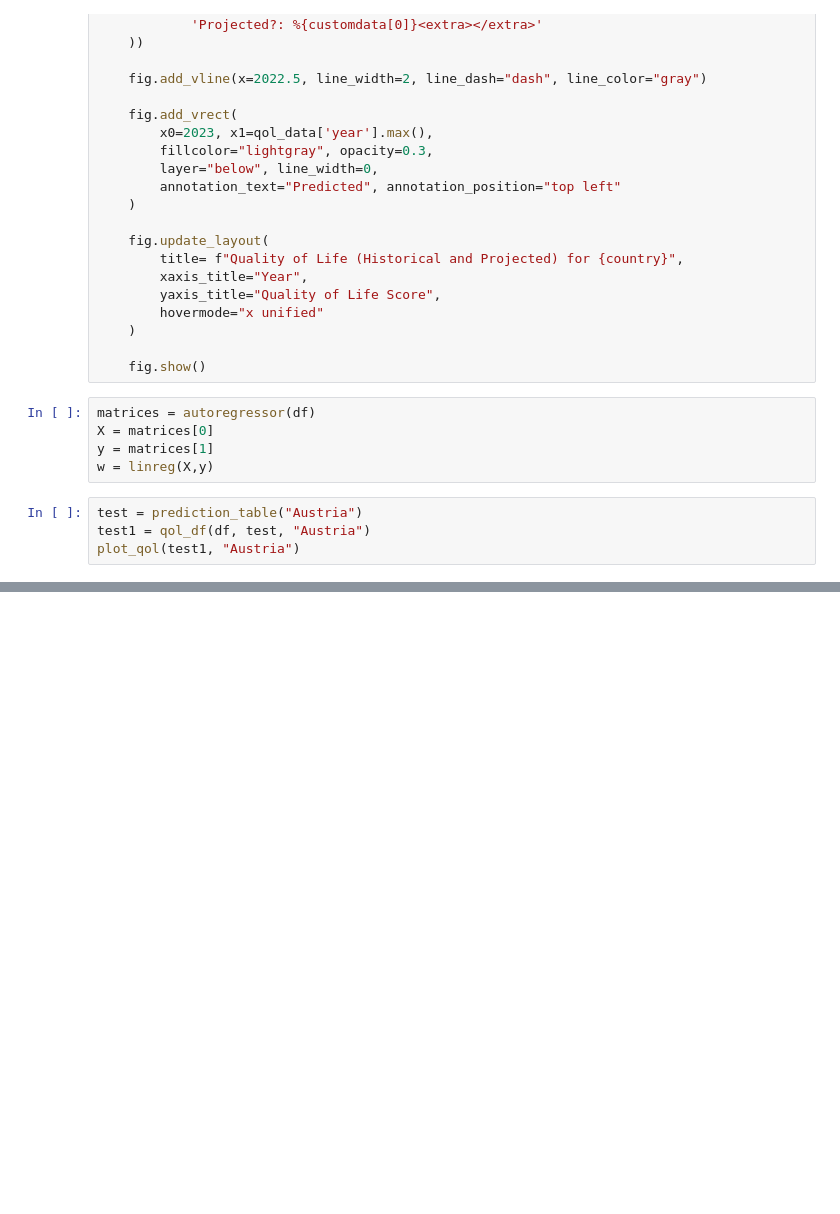
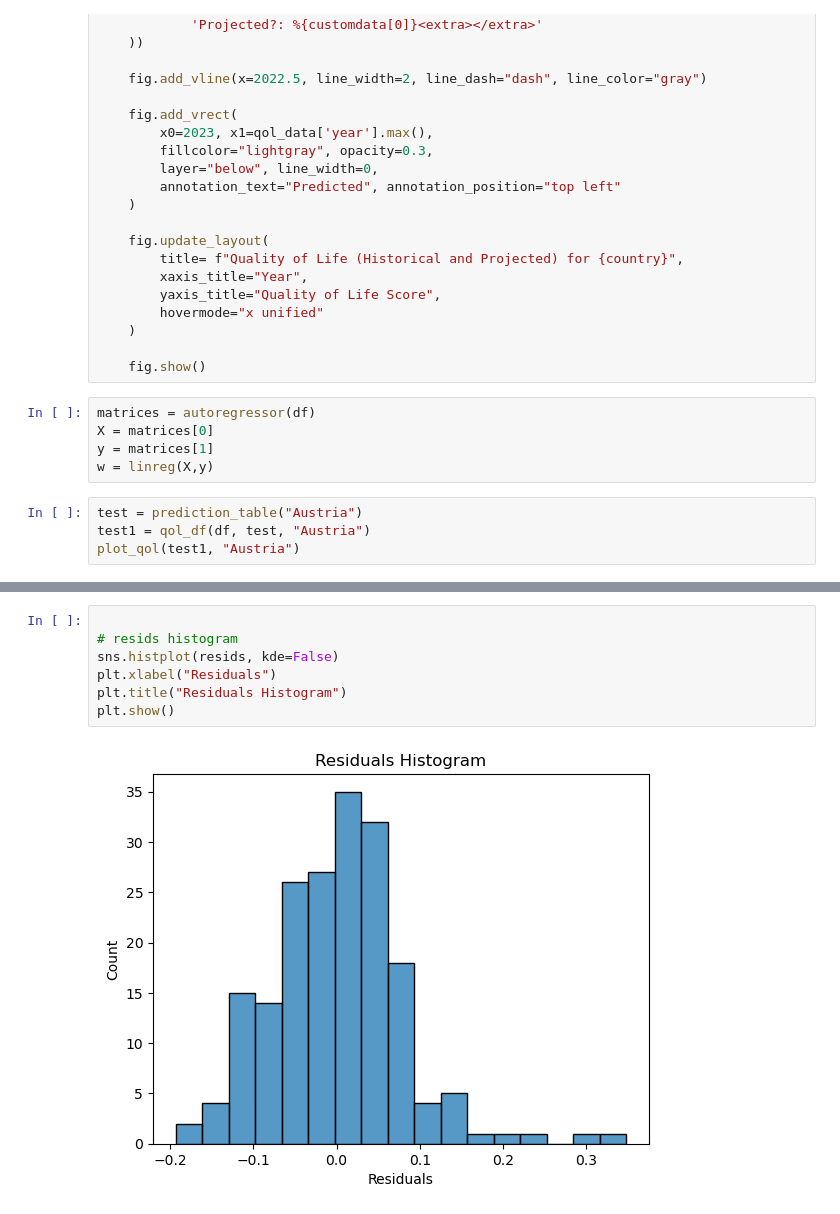
Before and after one commit to mke27/life, a Jupyter notebook: ml-src/regressor.ipynb, the cells around one changed output, grey strips where cells are left out. Drawn from its saved outputs; the diff is of its cells as text; blank space fills up the shorter version.

```diff
--- a/ml-src/regressor.ipynb
+++ b/ml-src/regressor.ipynb
@@ -355,0 +369,9 @@ print(test)
+# %%
+
+# resids histogram
+sns.histplot(resids, kde=False)
+plt.xlabel("Residuals")
+plt.title("Residuals Histogram")
+plt.show()
+# %% [output]
+[figure, added]
```
Also changed, not shown: parts of 9 cells of this notebook, 1 other file.
